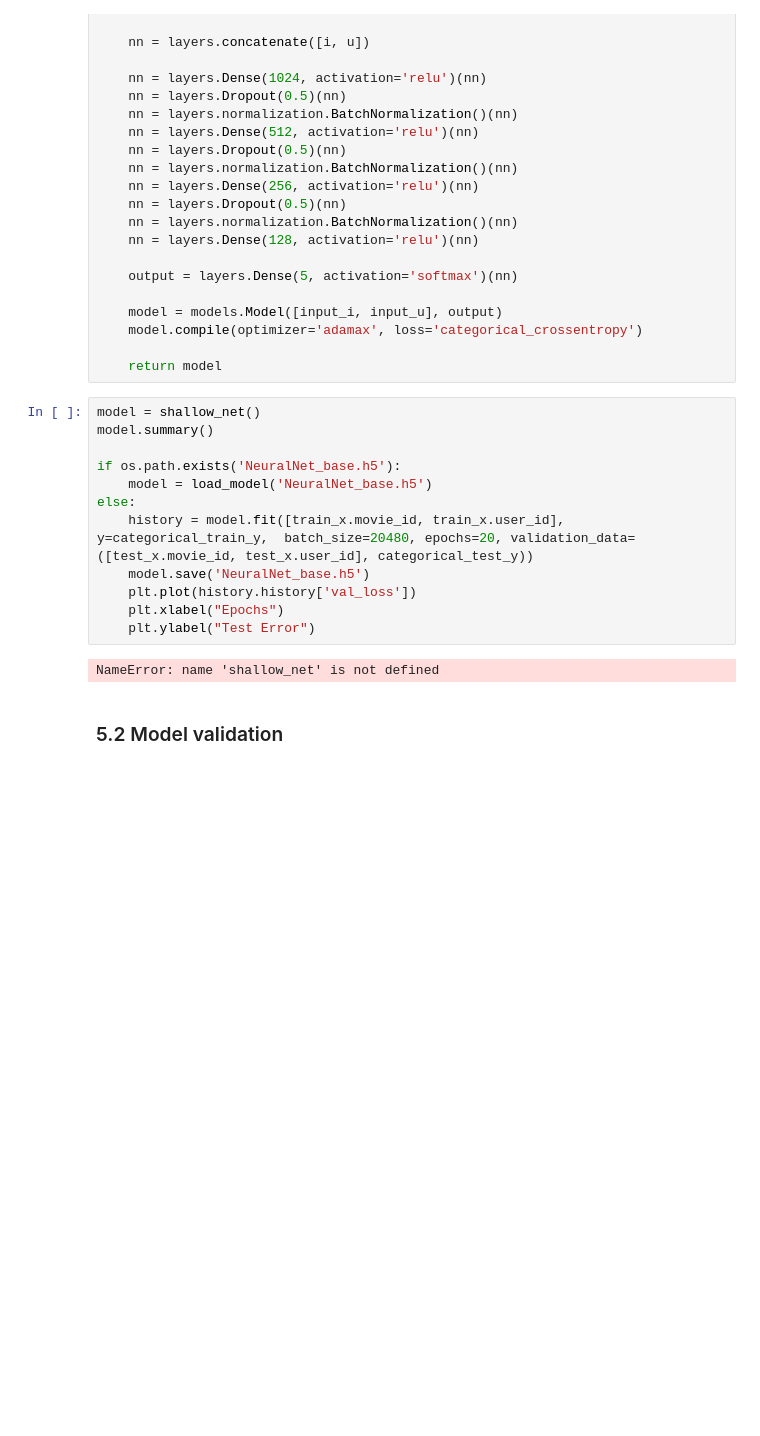
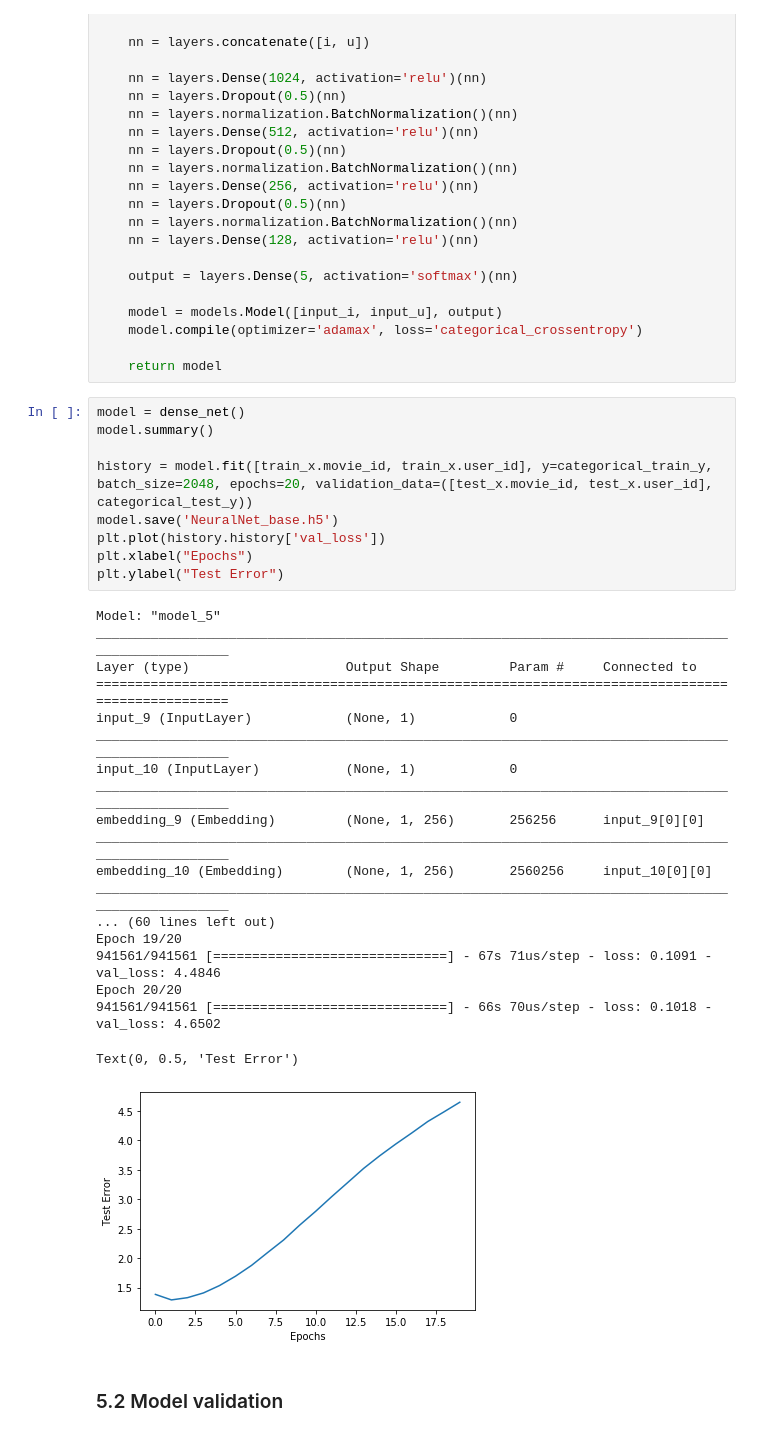
Before and after one commit to emmahoggett/Project2_ML, a Jupyter notebook: 3_NeuralNetwork/NeuralNetwork.ipynb, the cells around one changed output. Saved outputs shown, nothing was run; the diff lists cells and outputs as text; blank space fills up the shorter version.

Commit message:
update neural net

```diff
--- a/3_NeuralNetwork/NeuralNetwork.ipynb
+++ b/3_NeuralNetwork/NeuralNetwork.ipynb
@@ -162,19 +160,34 @@ def deep_net():
 
     return model
 # %%
-model = shallow_net()
+model = dense_net()
 model.summary()
 
-if os.path.exists('NeuralNet_base.h5'):
-    model = load_model('NeuralNet_base.h5')
-else:
-    history = model.fit([train_x.movie_id, train_x.user_id], y=categorical_train_y,  batch_size=20480, epochs=20, validation_data=([test_x.movie_id, test_x.user_id], categorical_test_y))
-    model.save('NeuralNet_base.h5')
-    plt.plot(history.history['val_loss'])
-    plt.xlabel("Epochs")
-    plt.ylabel("Test Error")
+history = model.fit([train_x.movie_id, train_x.user_id], y=categorical_train_y,  batch_size=2048, epochs=20, validation_data=([test_x.movie_id, test_x.user_id], categorical_test_y))
+model.save('NeuralNet_base.h5')
+plt.plot(history.history['val_loss'])
+plt.xlabel("Epochs")
+plt.ylabel("Test Error")
 # %% [output]
-NameError: name 'shallow_net' is not defined
+Model: "model_5"
+__________________________________________________________________________________________________
+Layer (type)                    Output Shape         Param #     Connected to
+==================================================================================================
+input_9 (InputLayer)            (None, 1)            0
+__________________________________________________________________________________________________
+input_10 (InputLayer)           (None, 1)            0
+__________________________________________________________________________________________________
+embedding_9 (Embedding)         (None, 1, 256)       256256      input_9[0][0]
+__________________________________________________________________________________________________
+embedding_10 (Embedding)        (None, 1, 256)       2560256     input_10[0][0]
+__________________________________________________________________________________________________
+... (60 lines left out)
+Epoch 19/20
+941561/941561 [==============================] - 67s 71us/step - loss: 0.1091 - val_loss: 4.4846
+Epoch 20/20
+941561/941561 [==============================] - 66s 70us/step - loss: 0.1018 - val_loss: 4.6502
+Text(0, 0.5, 'Test Error')
+[figure, added]
 # %% [markdown]
 ### 5.2 Model validation
 # %%
```
Also changed, not shown: parts of 16 cells of this notebook.
